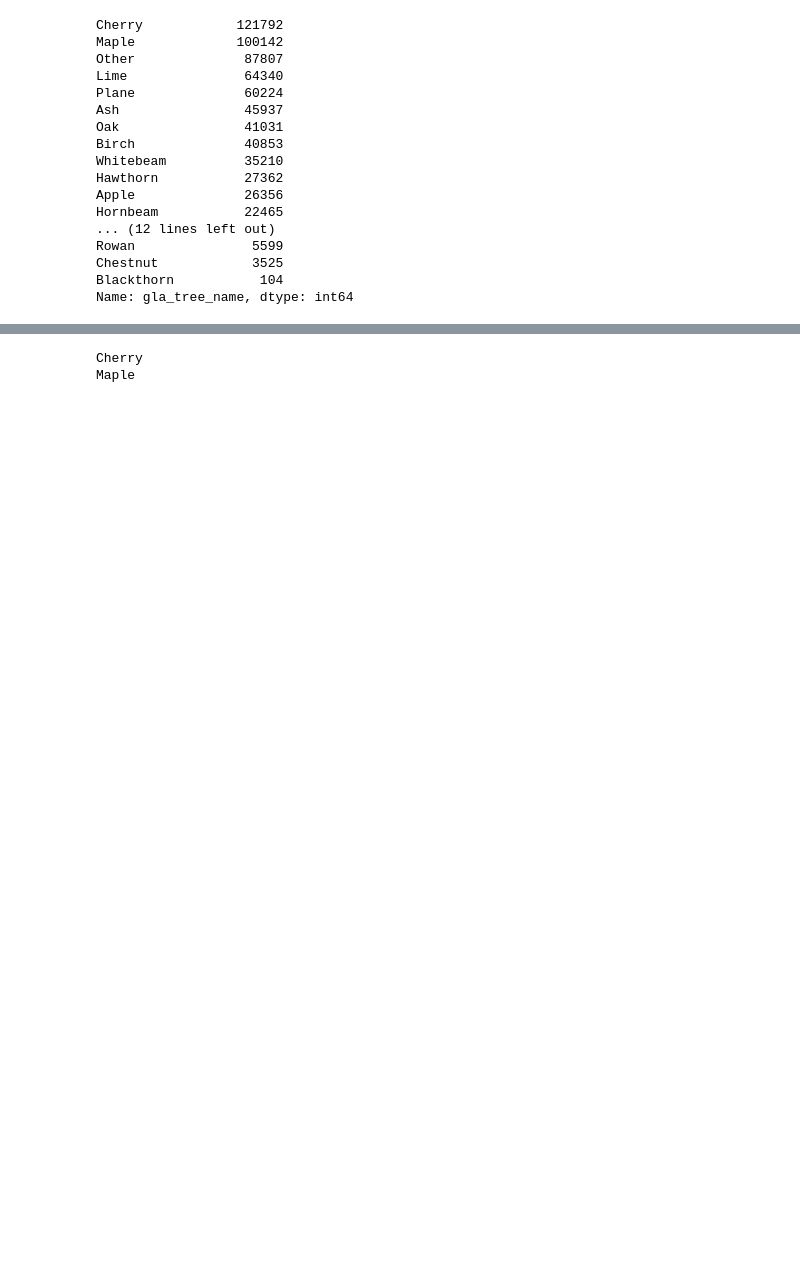
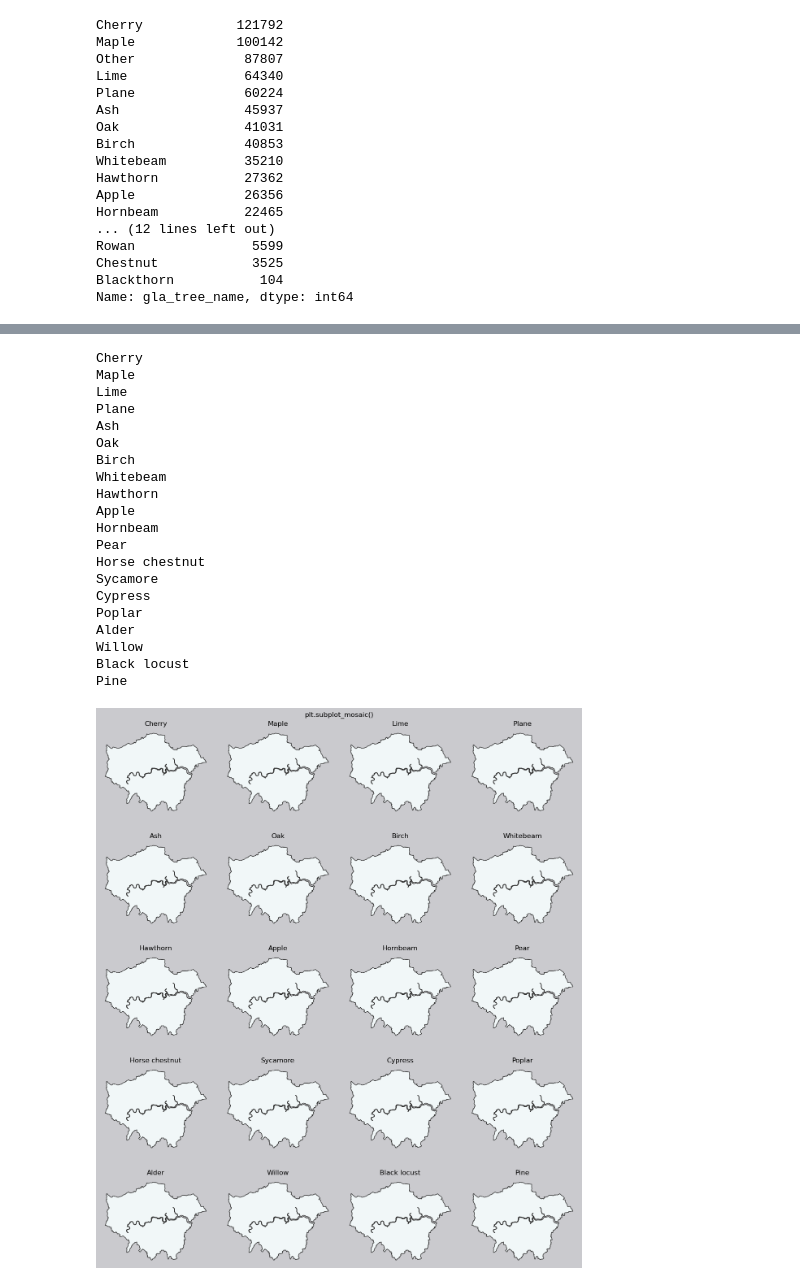
Before and after one commit to Lisa-Ho/30-day-map-challenge, a Jupyter notebook: 2022/Day4/Trees-in-London.ipynb, the cells around one changed output, grey strips where cells are left out. Saved outputs shown, nothing was run; the diff lists cells and outputs as text; code cells hidden in the pictures; blank space fills up the shorter version.

```diff
--- a/2022/Day4/Trees-in-London.ipynb
+++ b/2022/Day4/Trees-in-London.ipynb
@@ -89,7 +161,45 @@ plt.savefig("Trees-in-London.png")
-# %%
-for ax in axs:
-    if ax in ["Cherry", "Maple"]:
-        print(ax)
-# %% [output]
-Cherry
-Maple
+# %%
+cols = {"bg": "#CACACE", "Cherry": "#136F63", "Maple": "#ADB67C", "Lime": "#729EA1"}
+
+fig, axs = plt.subplot_mosaic([['Cherry', 'Maple','Lime', 'Plane' ],
+                               ['Ash', 'Oak', 'Birch', 'Whitebeam'],
+                               ['Hawthorn', 'Apple', 'Hornbeam', 'Pear'],
+                               ['Horse chestnut', 'Sycamore', 'Cypress', 'Poplar'],
+                               ['Alder', 'Willow', 'Black locust', 'Pine']],
+                              figsize=(12, 14))
+
+plt.subplots_adjust(left=0.01, bottom=0.01, right=0.99, top=0.95, wspace=0.1, hspace=0.3)
+fig.set_facecolor(cols["bg"])
+for ax in axs:
+    print(ax)
+    london.to_crs(epsg=4326).plot(ax=axs[ax], color='#F1F7F8', edgecolor='#333333', linewidth=1)
+    axs[ax].axis('off')
+    axs[ax].set_title(ax)
+    axs[ax].set_facecolor(cols["bg"])
+
+fig.suptitle('plt.subplot_mosaic()')
+#plt.savefig("Trees-in-London-maps-only.svg")
+
+plt.show()
+# %% [output]
+Cherry
+Maple
+Lime
+Plane
+Ash
+Oak
+Birch
+Whitebeam
+Hawthorn
+Apple
+Hornbeam
+Pear
+Horse chestnut
+Sycamore
+Cypress
+Poplar
+Alder
+Willow
+Black locust
+Pine
+[figure, added]
```
Also changed, not shown: parts of 4 cells of this notebook.
